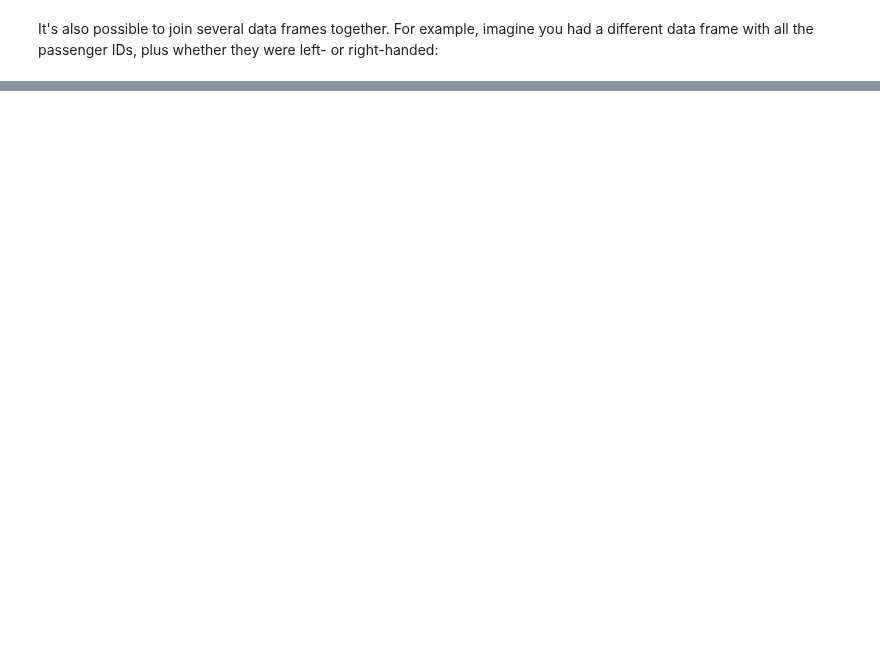
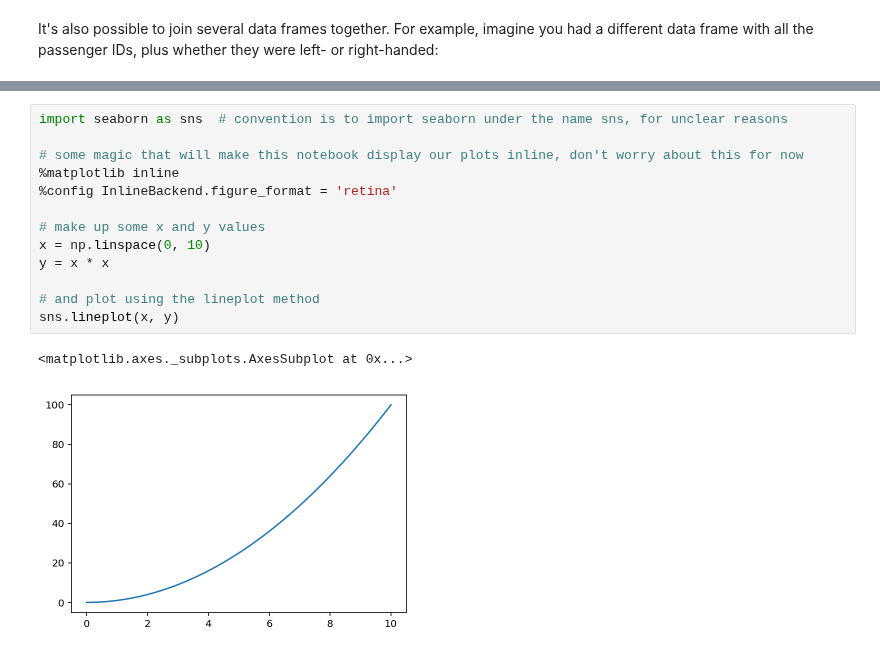
Before and after one commit to mpi-python/mpi-python-intro, a Jupyter notebook: Session4/Session4.ipynb, the cells around one changed output, grey strips where cells are left out. Drawn from its saved outputs; the diff is of its cells as text; blank space fills up the shorter version.

Commit message:
Merged session 4 notebook, added seaborn notes.

```diff
--- a/Session4/Session4.ipynb
+++ b/Session4/Session4.ipynb
@@ -407,0 +418,16 @@ memory usage: 14.0 KB
+# %%
+import seaborn as sns  # convention is to import seaborn under the name sns, for unclear reasons
+
+# some magic that will make this notebook display our plots inline, don't worry about this for now
+%matplotlib inline
+%config InlineBackend.figure_format = 'retina'
+
+# make up some x and y values
+x = np.linspace(0, 10)
+y = x * x
+
+# and plot using the lineplot method
+sns.lineplot(x, y)
+# %% [output]
+<matplotlib.axes._subplots.AxesSubplot at 0x...>
+[figure, added]
```
Also changed, not shown: parts of 25 cells of this notebook.
